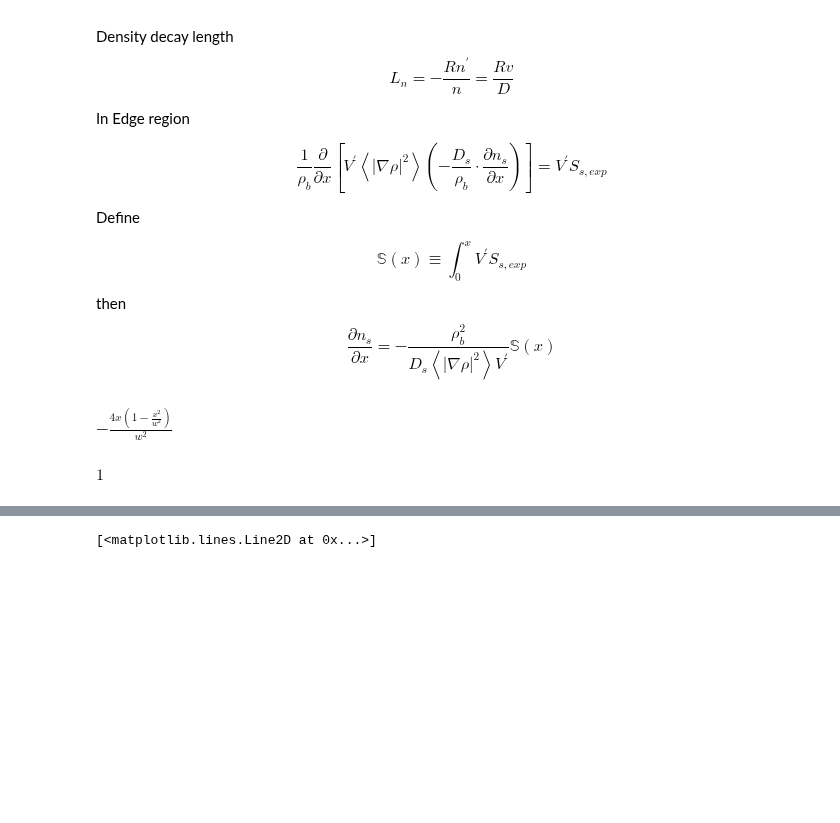
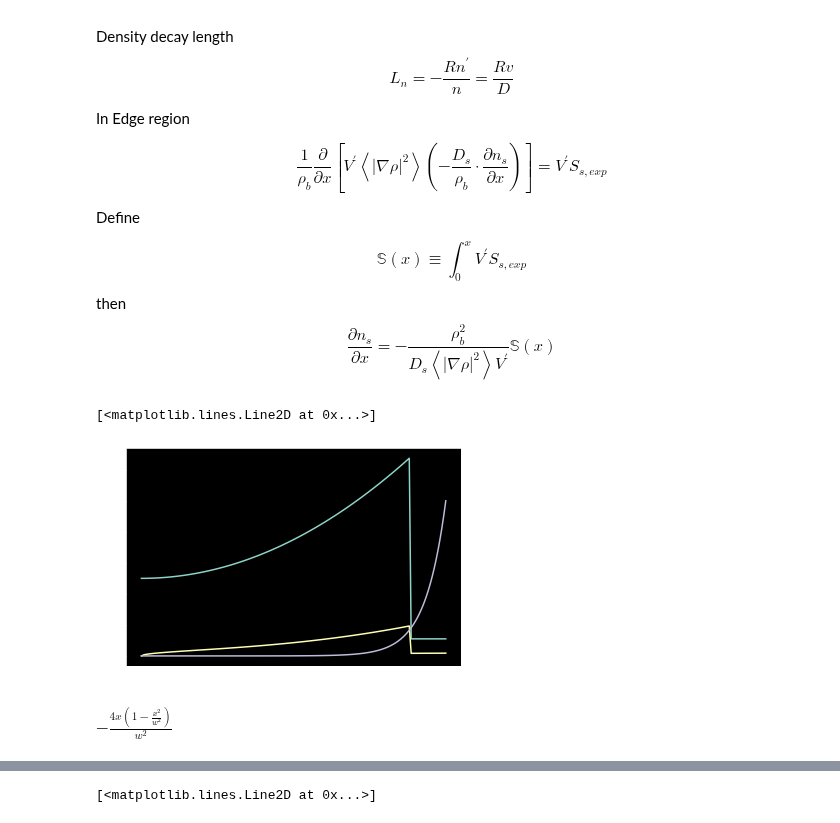
Before and after one commit to fusion-yun/fytok_old, a Jupyter notebook: examples/Transport.ipynb, the cells around one changed output, grey strips where cells are left out. Drawn from its saved outputs; the diff is of its cells as text; code cells hidden in the pictures; blank space fills up the shorter version.

```diff
--- a/examples/Transport.ipynb
+++ b/examples/Transport.ipynb
@@ -93,3 +96,26 @@ from sympy.functions import exp
+# %%
+D0=0.5
+D1=1.0
+D2=0.11
+x_ped=0.88
+x0=np.linspace(0,x_ped,100,endpoint=False)
+x1=np.linspace(x_ped,1.0,20)
+phi=np.hstack((x0,x1))
+D=np.piecewise(phi, [phi<=x_ped,phi>x_ped ], [lambda a:D0+D1*a**2, D2])
+
+
+R0=6.2
+V0=1.385
+nu0=D*np.sqrt(phi)/R0
+
+def S(x):return np.exp(15*(x-1))
+# %%
+plt.plot(phi,D)
+plt.plot(phi,nu0)
+plt.plot(phi,S(phi))
+# %% [output]
+[<matplotlib.lines.Line2D at 0x...>]
+[figure, added]
 # %%
 x,w,rho_ped=symbols("x w rho_ped ")
 # ns=nc + dnc*(1-rho_ped)*(1  - exp((x-rho_ped)/(1 -rho_ped)))
@@ -100,7 +126,3 @@ def n_ped(x):return n_core(rho_ped) - (1.0-rho_ped) *  dn_core(rho_ped) * (1.0 -
 diff(n_core(x),x)
 # %% [output]
 $\displaystyle - \frac{4 x \left(1 - \frac{x^{2}}{w^{2}}\right)}{w^{2}}$
-# %%
-simplify(diff(n_ped(x),x)/exp((x-rho_ped)/(1.0-rho_ped))/dn_core(rho_ped))
-# %% [output]
-$\displaystyle 1$
```
Also changed, not shown: parts of 7 cells of this notebook, 4 other files.
